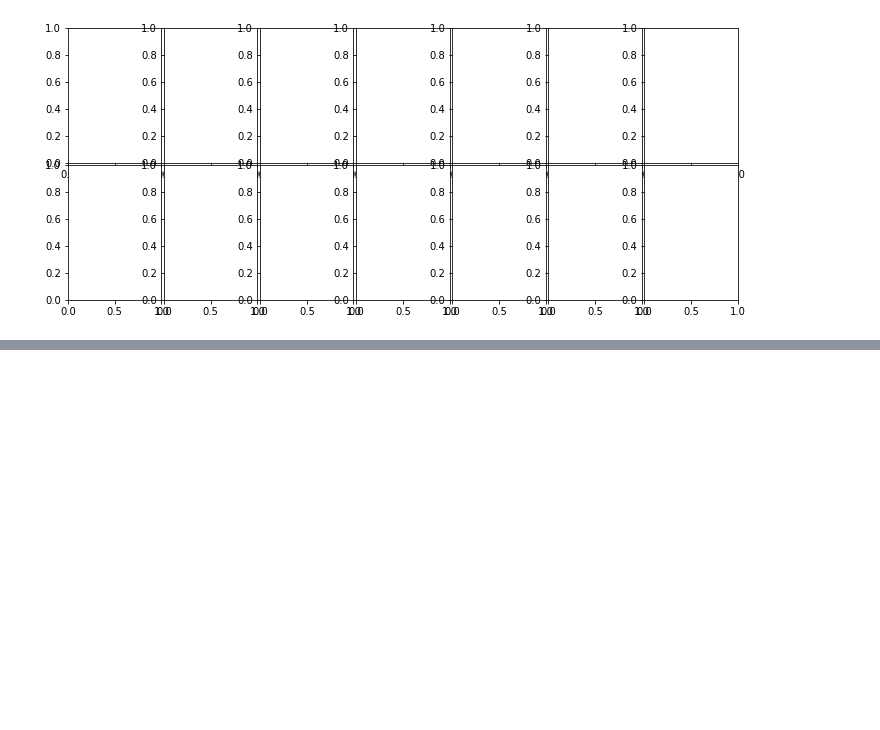
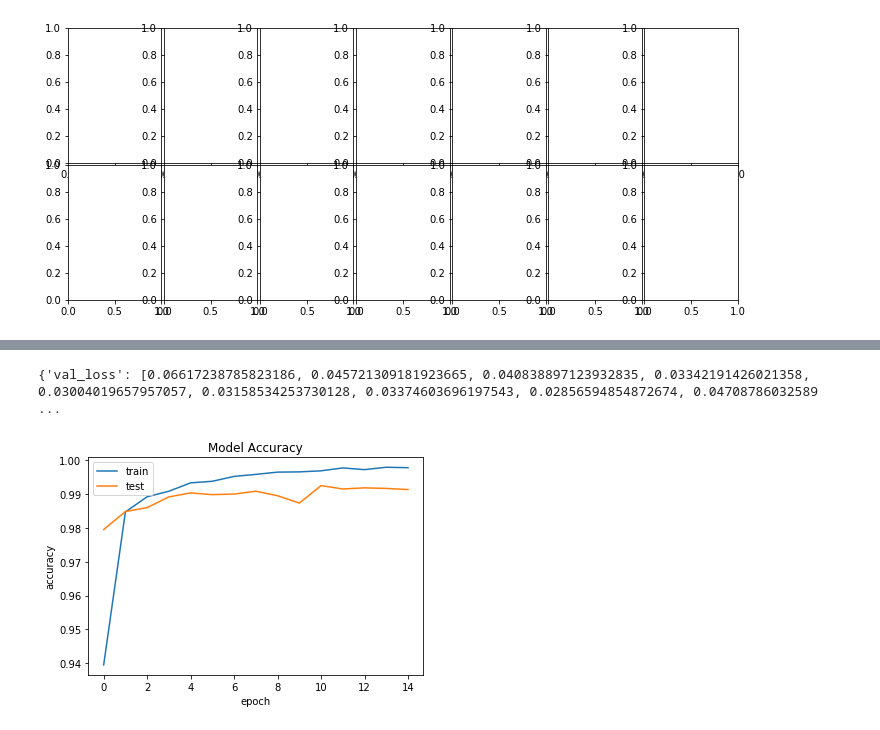
Before and after one commit to Navayuvan-SB/Mnist-Data-Trained, a Jupyter notebook: Mnist Dataset Trained.ipynb, the cells around one changed output, grey strips where cells are left out. Cells and saved outputs as stored; diff of their text form; code cells hidden in the pictures; blank space fills up the shorter version.

Commit message:
Completed training

```diff
--- a/Mnist Dataset Trained.ipynb
+++ b/Mnist Dataset Trained.ipynb
@@ -109,0 +168,2 @@ plt.close()
+# %%
+num_classes = 10
@@ -109,0 +229,31 @@ plt.close()
+# %%
+def build_model():
+
+    model = Sequential()
+
+    model.add(Conv2D(filters=32, kernel_size= (3,3),
+                 activation='relu', padding='same',
+                input_shape=(image_height, image_width, num_channels)))
+    model.add(MaxPooling2D(pool_size=(2,2)))
+
+    model.add(Conv2D(filters=64, kernel_size=(3,3), activation='relu',
+                padding='same'))
+
+    model.add(MaxPooling2D(pool_size=(2,2)))
+
+    model.add(Conv2D(filters=64, kernel_size=(3,3), activation='relu',
+                padding='same'))
+
+    model.add(MaxPooling2D(pool_size=(2,2)))
+
+    model.add(Flatten())
+
+    model.add(Dense(128, activation='relu'))
+
+    model.add(Dense(num_classes, activation='softmax'))
+
+    model.compile(optimizer= 'adam', loss='categorical_crossentropy', metrics=['accuracy'])
+
+    return model
+# %%
+model = build_model()
@@ -109,0 +280,3 @@ plt.close()
+# %%
+results = model.fit(train_data2, train_label2, epochs=15, batch_size=64,
+                   validation_data=(val_data, val_label))
@@ -109,0 +301,14 @@ plt.close()
+# %%
+print (results.history)
+# %% [output]
+{'val_loss': [0.06617238785823186, 0.045721309181923665, 0.040838897123932835, 0.03342191426021358, 0.03004019657957057, 0.03158534253730128, 0.03374603696197543, 0.02856594854872674, 0.04708786032589 ...
+# %%
+plt.plot(results.history['acc'])
+plt.plot(results.history['val_acc'])
+plt.title('Model Accuracy')
+plt.ylabel('accuracy')
+plt.xlabel('epoch')
+plt.legend(['train', 'test'], loc='upper left')
+plt.show()
+# %% [output]
+[figure, added]
```
Also changed, not shown: parts of 38 cells of this notebook, 1 other file.
